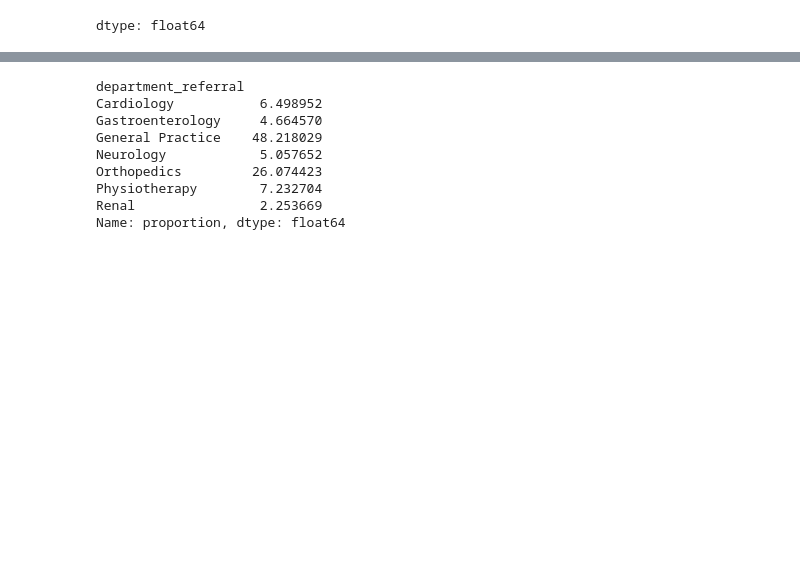
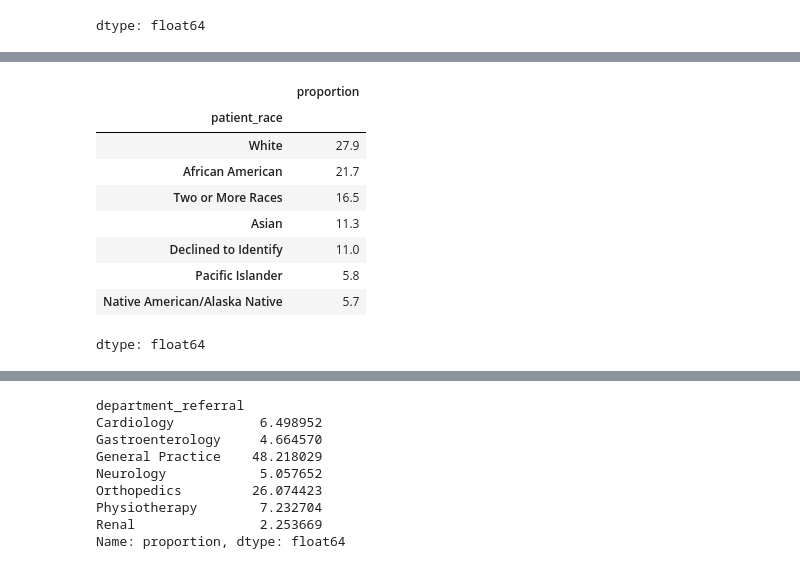
Before and after one commit to Mikayla-ds2/surge-sense, a Jupyter notebook: eda+viz.ipynb, the cells around one changed output, grey strips where cells are left out. Saved outputs shown, nothing was run; the diff lists cells and outputs as text; code cells hidden in the pictures; blank space fills up the shorter version.

```diff
--- a/eda+viz.ipynb
+++ b/eda+viz.ipynb
@@ -216,3 +218,17 @@ race_department_pct.round(1)
+# %%
+referrals['patient_race'].value_counts(
+    normalize=True).mul(100).round(1)
+# %% [output]
+|  | proportion |
+| patient_race |  |
+| White | 27.9 |
+| African American | 21.7 |
+| Two or More Races | 16.5 |
+| Asian | 11.3 |
+| Declined to Identify | 11.0 |
+| Pacific Islander | 5.8 |
+| Native American/Alaska Native | 5.7 |
+dtype: float64
 # %%
 baseline = (
     referrals['department_referral'].value_counts(
```
Also changed, not shown: parts of 4 cells of this notebook, 1 other file.
